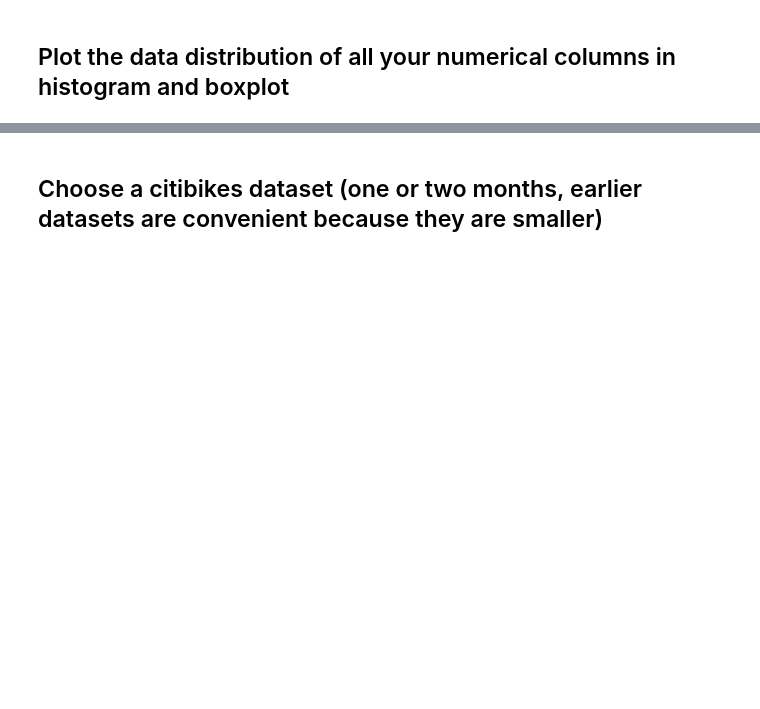
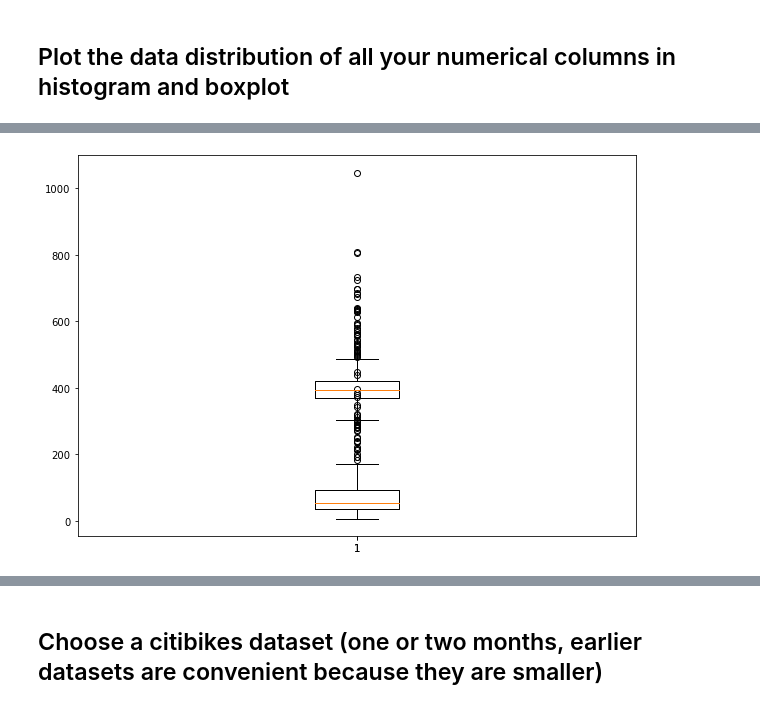
Before and after one commit to alyannisa/module-2, a Jupyter notebook: mod2_nurul_alyannisa.ipynb, the cells around one changed output, grey strips where cells are left out. Drawn from its saved outputs; the diff is of its cells as text; code cells hidden in the pictures; blank space fills up the shorter version.

```diff
--- a/mod2_nurul_alyannisa.ipynb
+++ b/mod2_nurul_alyannisa.ipynb
@@ -43,3 +107,13 @@ school.head(7)
+# %%
+fig = plt.figure(figsize =(10, 7))
+
+plt.boxplot(takers)
+
+plt.boxplot(read)
+
+plt.show()
+# %% [output]
+[figure, added]
 # %% [markdown]
 ## Create a new column in the same dataframe that is raised power of two of an existing column
 Example:
```
Also changed, not shown: parts of 12 cells of this notebook.
